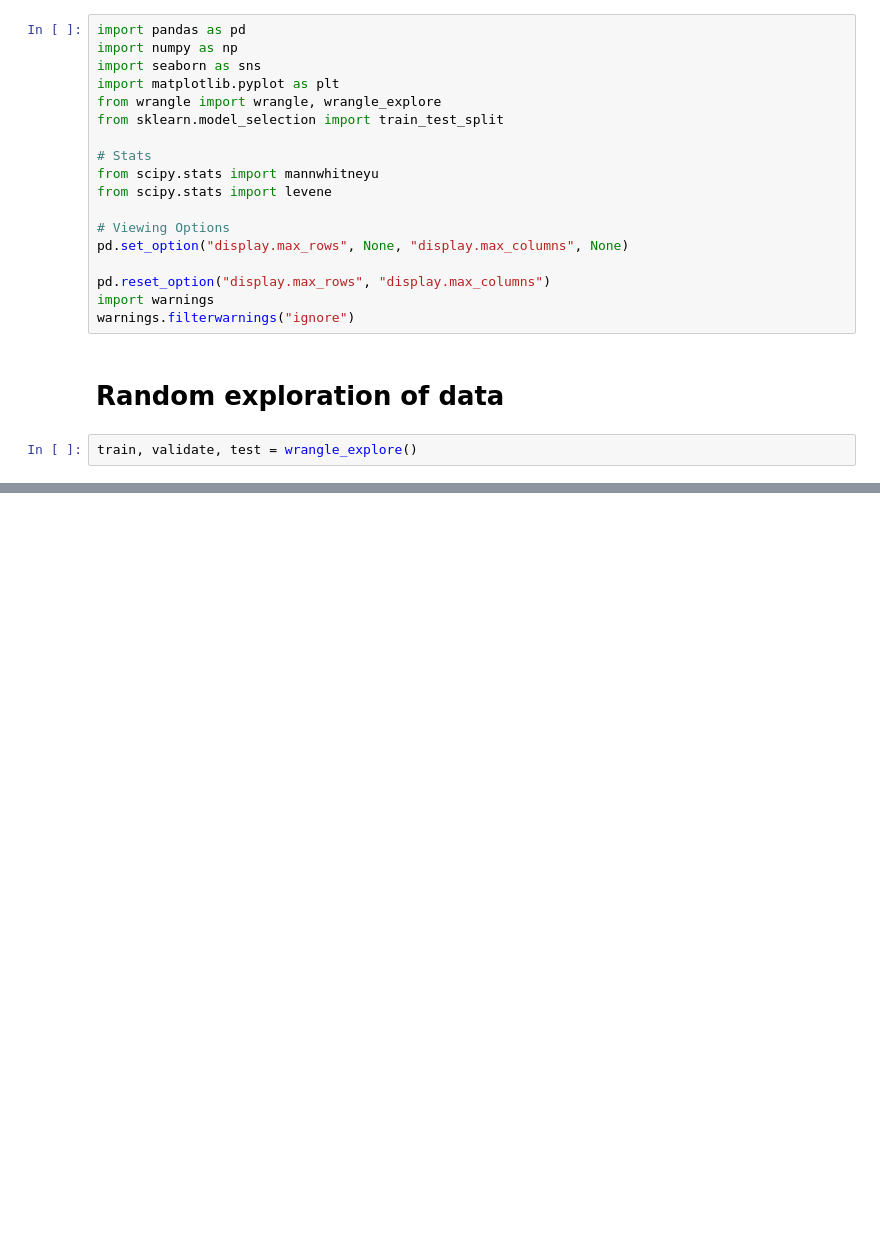
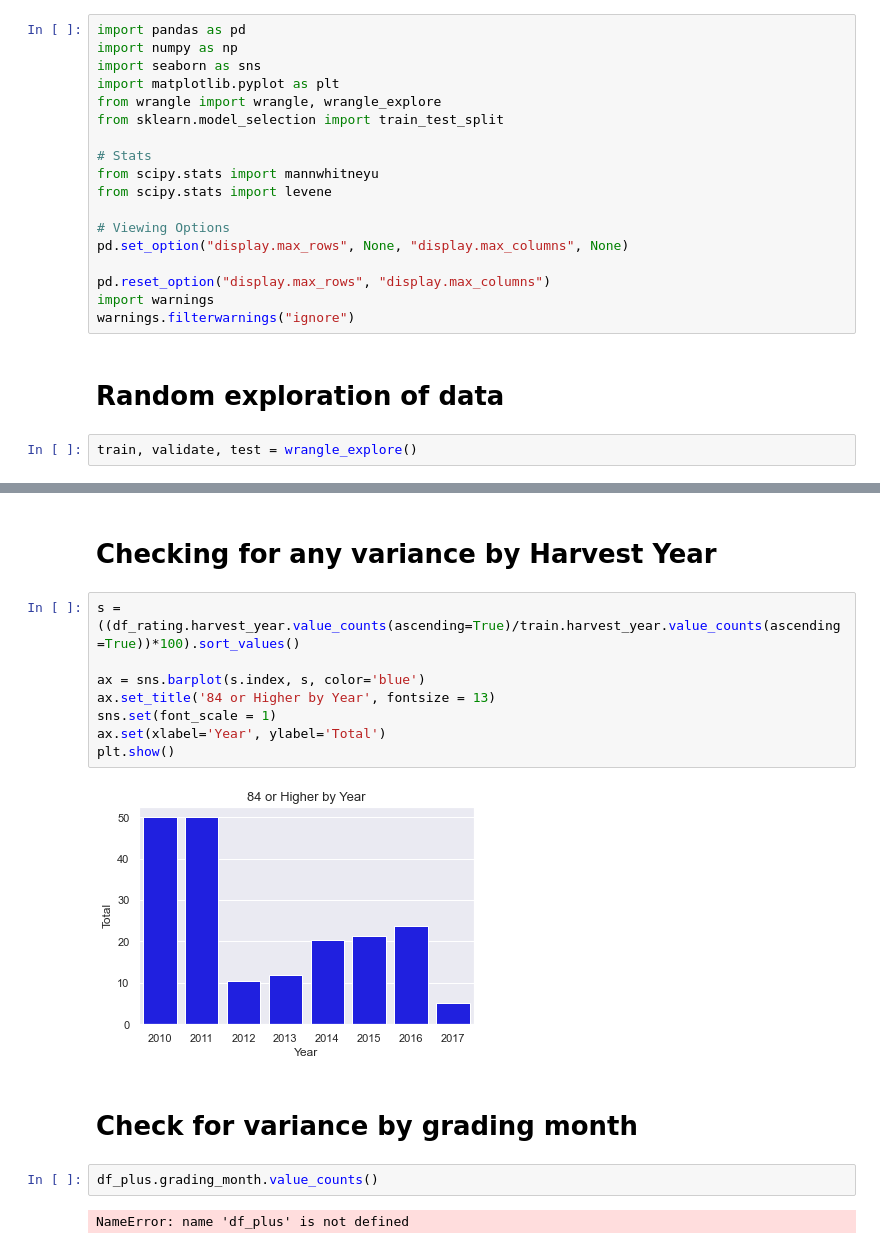
Before and after one commit to joshuamchavez2/Drivers-for-Excellent-Coffee, a Jupyter notebook: Random exploration of data.ipynb, the cells around one changed output, grey strips where cells are left out. Saved outputs shown, nothing was run; the diff lists cells and outputs as text; blank space fills up the shorter version.

```diff
--- a/Random exploration of data.ipynb
+++ b/Random exploration of data.ipynb
@@ -119,0 +84,18 @@ plt.show()
+# %% [markdown]
+# Checking for any variance by Harvest Year
+# %%
+s = ((df_rating.harvest_year.value_counts(ascending=True)/train.harvest_year.value_counts(ascending=True))*100).sort_values()
+
+ax = sns.barplot(s.index, s, color='blue')
+ax.set_title('84 or Higher by Year', fontsize = 13)
+sns.set(font_scale = 1)
+ax.set(xlabel='Year', ylabel='Total')
+plt.show()
+# %% [output]
+[figure, added]
+# %% [markdown]
+# Check for variance by grading month
+# %%
+df_plus.grading_month.value_counts()
+# %% [output]
+NameError: name 'df_plus' is not defined
```
Also changed, not shown: parts of 33 cells of this notebook, 4 other files.
